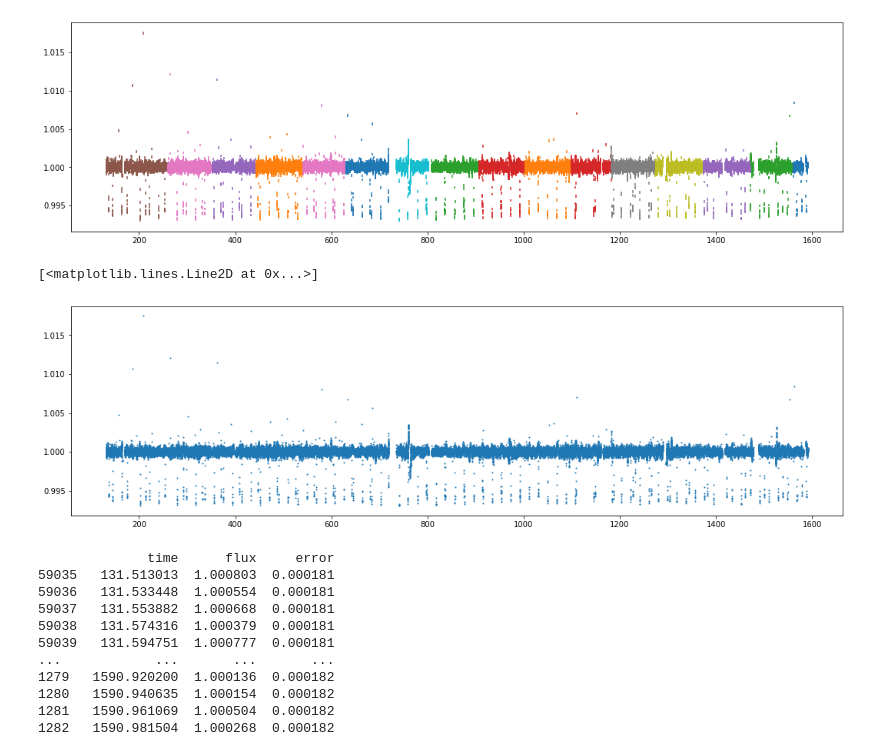
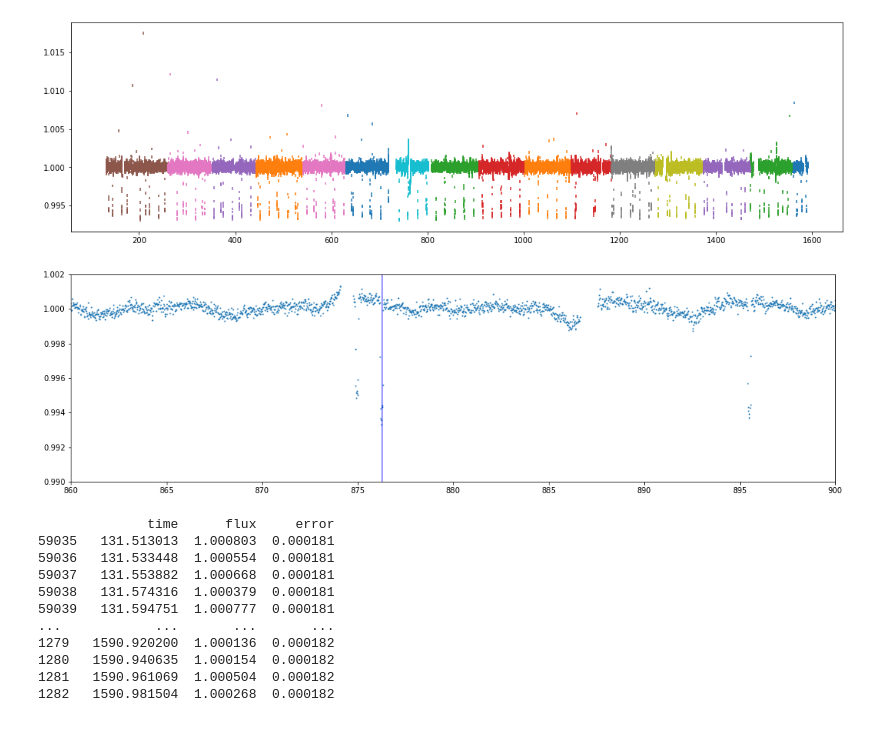
Before and after one commit to wfw23/Astrolabs, a Jupyter notebook: Chapter3_ExoLightCurves.ipynb, the cells around one changed output. Cells and saved outputs as stored; diff of their text form; code cells hidden in the pictures.

```diff
--- a/Chapter3_ExoLightCurves.ipynb
+++ b/Chapter3_ExoLightCurves.ipynb
@@ -345,12 +345,20 @@ np.savetxt('normalised_curve.txt',np.array([normtime,normflux,normerr]).transpos
 # %%
 #curve= np.loadtxt('normalised_curve', delimiter=',')
 import pandas as pd
 curve = pd.read_csv('normalised_curve', delimiter =',', usecols=[0,1,2], names=['time', 'flux', 'error'])
 plt.figure(figsize=(18,5))
 plt.plot(curve['time'],curve['flux'], ls='None',marker ='o', markersize=1)
+plt.xlim(860,900)
+plt.ylim(0.99,1.002)
+actper = 19.2204 ## the actual period
+actper2 =38.938
+plt.axvline(actper+131.513013-6.5, c='r') ## indicating the actual period
+for i in [1, 2, 3,4,5,6,7,8,9,10,11,12,13,14,15,16,17]:
+    plt.axvline((actper*i+131.513013-6.5), c='r')
+for i in [1, 2, 3,4,5,6,7,8,9,10,11,20,35,30]:
+    plt.axvline((actper2*i+131.513013-34), c='b', alpha=0.5)
 # %% [output]
-[<matplotlib.lines.Line2D at 0x...>]
-[figure, old version]
+[figure, new version]
 # %%
 #sorted values in ascending time order
 curve.sort_values(by=['time'], ascending=True, inplace=True)
```
Also changed, not shown: parts of 9 cells of this notebook, 4 other files.
